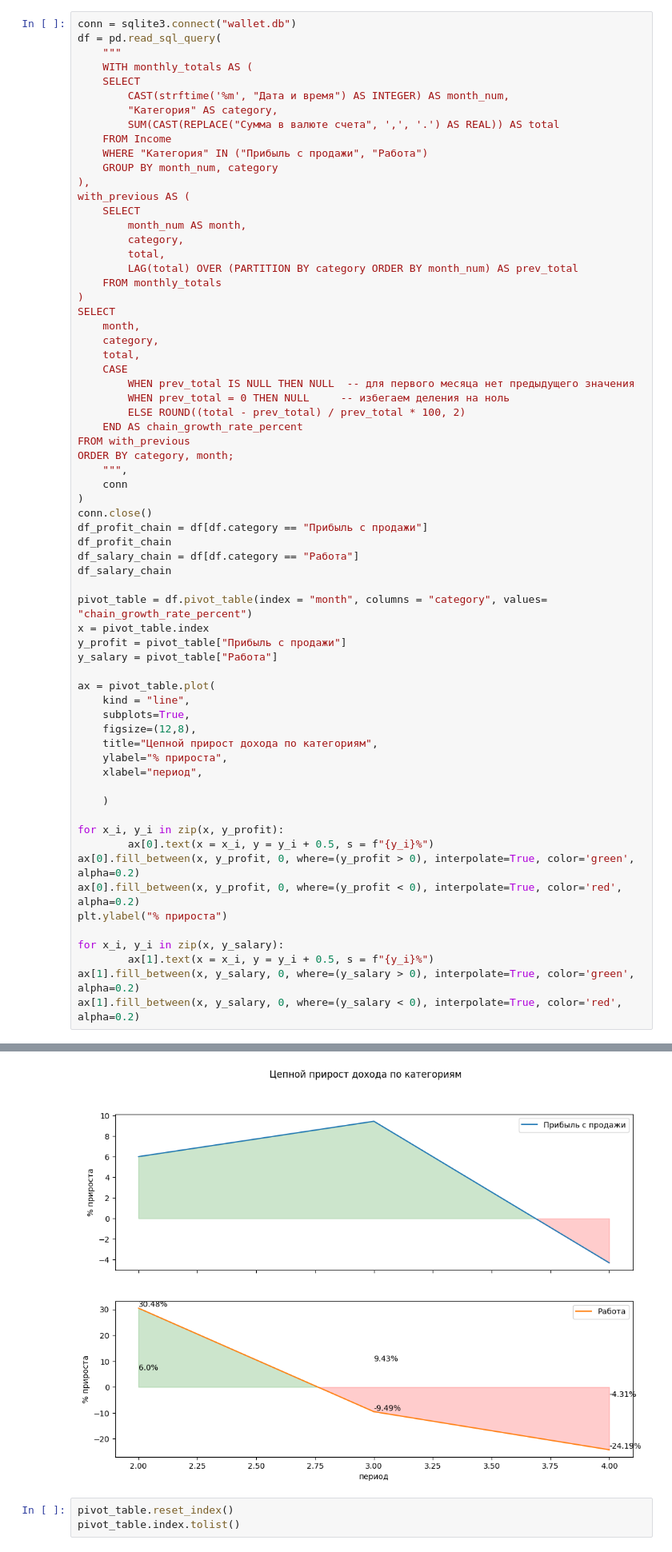
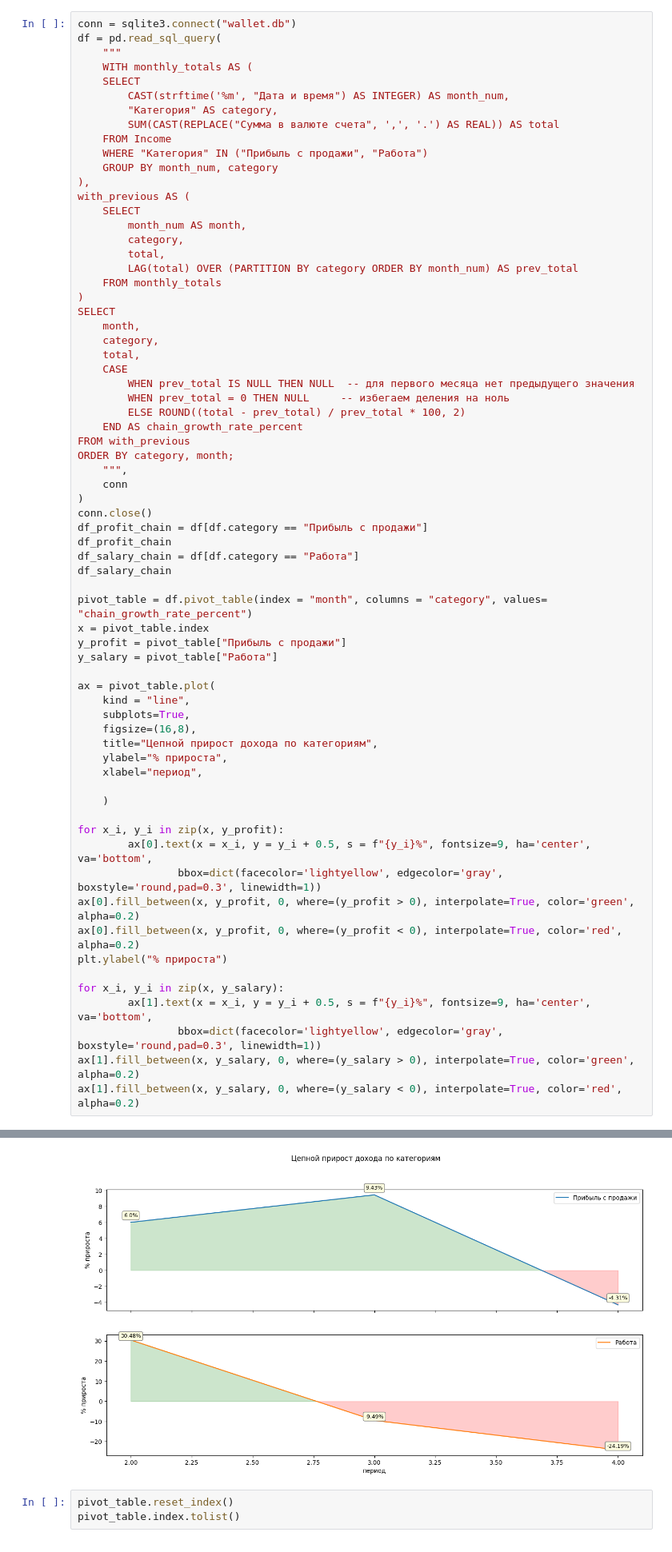
Before and after one commit to Femenistka/Notebook_year_report, a Jupyter notebook: main.ipynb, the cells around one changed output, grey strips where cells are left out. Shown at 80% size. Saved outputs shown, nothing was run; the diff lists cells and outputs as text.

```diff
--- a/main.ipynb
+++ b/main.ipynb
@@ -588,37 +590,39 @@ ORDER BY category, month;
 conn.close()
 df_profit_chain = df[df.category == "Прибыль с продажи"]
 df_profit_chain
 df_salary_chain = df[df.category == "Работа"]
 df_salary_chain
 
 pivot_table = df.pivot_table(index = "month", columns = "category", values= "chain_growth_rate_percent")
 x = pivot_table.index
 y_profit = pivot_table["Прибыль с продажи"]
 y_salary = pivot_table["Работа"]
 
 ax = pivot_table.plot(
     kind = "line",
     subplots=True,
-    figsize=(12,8),
+    figsize=(16,8),
     title="Цепной прирост дохода по категориям",
     ylabel="% прироста",
     xlabel="период",
 
     )
 
 for x_i, y_i in zip(x, y_profit):
-        ax[0].text(x = x_i, y = y_i + 0.5, s = f"{y_i}%")
+        ax[0].text(x = x_i, y = y_i + 0.5, s = f"{y_i}%", fontsize=9, ha='center', va='bottom',
+                bbox=dict(facecolor='lightyellow', edgecolor='gray', boxstyle='round,pad=0.3', linewidth=1))
 ax[0].fill_between(x, y_profit, 0, where=(y_profit > 0), interpolate=True, color='green', alpha=0.2)
 ax[0].fill_between(x, y_profit, 0, where=(y_profit < 0), interpolate=True, color='red', alpha=0.2)
 plt.ylabel("% прироста")
 
 for x_i, y_i in zip(x, y_salary):
-        ax[1].text(x = x_i, y = y_i + 0.5, s = f"{y_i}%")
+        ax[1].text(x = x_i, y = y_i + 0.5, s = f"{y_i}%", fontsize=9, ha='center', va='bottom',
+                bbox=dict(facecolor='lightyellow', edgecolor='gray', boxstyle='round,pad=0.3', linewidth=1))
 ax[1].fill_between(x, y_salary, 0, where=(y_salary > 0), interpolate=True, color='green', alpha=0.2)
 ax[1].fill_between(x, y_salary, 0, where=(y_salary < 0), interpolate=True, color='red', alpha=0.2)
 # %% [output]
 <matplotlib.collections.PolyCollection at 0x...>
-[figure, old version]
+[figure, new version]
 # %%
 pivot_table.reset_index()
 pivot_table.index.tolist()
```
Also changed, not shown: parts of 4 cells of this notebook, 1 other file.
